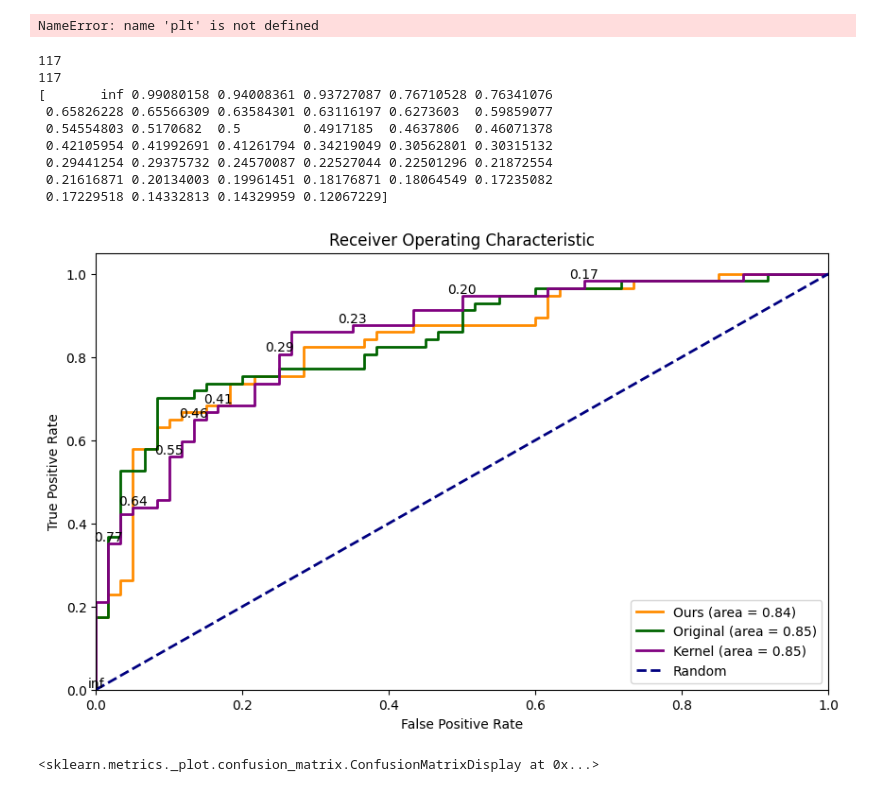
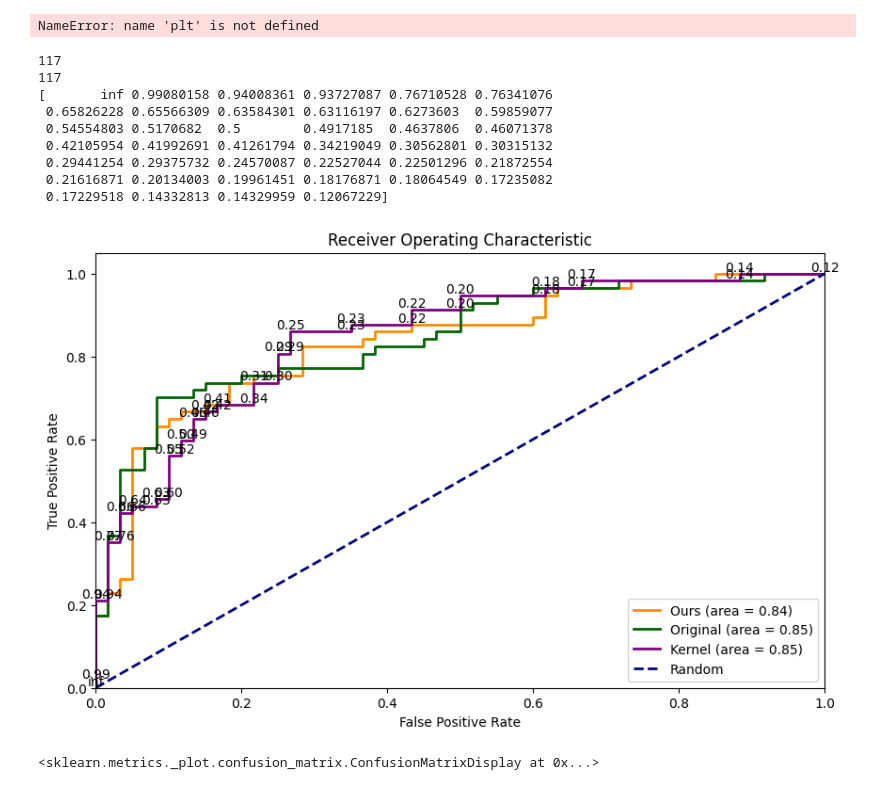
Before and after one commit to theoliver7/uzh-aml, a Jupyter notebook: docs/results_helpers.ipynb, the cells around one changed output. Saved outputs shown, nothing was run; the diff lists cells and outputs as text; code cells hidden in the pictures.

Commit message:
some further visualizations

```diff
--- a/docs/results_helpers.ipynb
+++ b/docs/results_helpers.ipynb
@@ -392,35 +392,35 @@ fpr_ours, tpr_ours, thresholds_ours = roc_curve(y_true, y_prob_ours)
 fpr_original, tpr_original, thresholds_original = roc_curve(y_true, y_prob_original)
 fpr_kernel, tpr_kernel, thresholds_kernel = roc_curve(y_true, y_prob_kernel2)
 roc_auc_ours = auc(fpr_ours, tpr_ours)
 roc_auc_original = auc(fpr_original, tpr_original)
 roc_auc_kernel = auc(fpr_kernel, tpr_kernel)
 print(thresholds_kernel)
 plt.figure(figsize=(10, 6))
 plt.plot(fpr_ours, tpr_ours, color='darkorange', lw=2, label='Ours (area = %0.2f)' % roc_auc_ours)
 plt.plot(fpr_original, tpr_original, color='darkgreen', lw=2, label='Original (area = %0.2f)' % roc_auc_original)
 plt.plot(fpr_kernel, tpr_kernel, color='purple', lw=2, label='Kernel (area = %0.2f)' % roc_auc_kernel)
 plt.plot([0, 1], [0, 1], color='navy', lw=2, linestyle='--', label='Random')
 plt.xlim([0.0, 1.0])
 plt.ylim([0.0, 1.05])
 plt.xlabel('False Positive Rate')
 plt.ylabel('True Positive Rate')
 plt.title('Receiver Operating Characteristic')
 plt.legend(loc="lower right")
-for i in range(0, len(thresholds_kernel), len(thresholds_kernel) // 10):
+for i in range(0, len(thresholds_kernel)):
     plt.annotate(f'{thresholds_kernel[i]:.2f}', (fpr_kernel[i], tpr_kernel[i]), textcoords="offset points", xytext=(0,2), ha='center')
 
 plt.show()
 # %% [output]
 117
 117
 [       inf 0.99080158 0.94008361 0.93727087 0.76710528 0.76341076
  0.65826228 0.65566309 0.63584301 0.63116197 0.6273603  0.59859077
  0.54554803 0.5170682  0.5        0.4917185  0.4637806  0.46071378
  0.42105954 0.41992691 0.41261794 0.34219049 0.30562801 0.30315132
  0.29441254 0.29375732 0.24570087 0.22527044 0.22501296 0.21872554
  0.21616871 0.20134003 0.19961451 0.18176871 0.18064549 0.17235082
  0.17229518 0.14332813 0.14329959 0.12067229]
-[figure, old version]
+[figure, new version]
 # %%
 from sklearn.metrics import confusion_matrix, ConfusionMatrixDisplay
 
```
Also changed, not shown: parts of 5 cells of this notebook.
